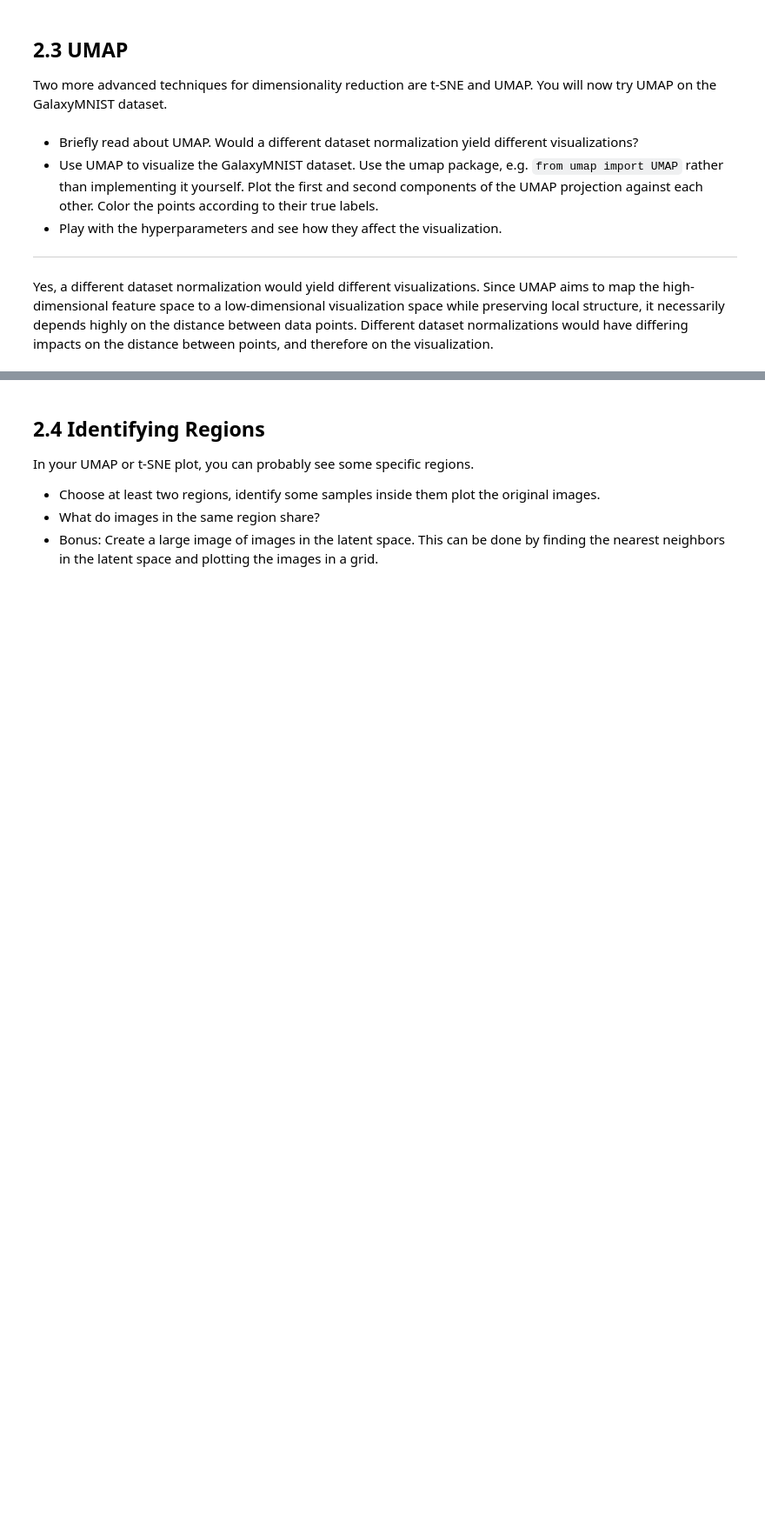
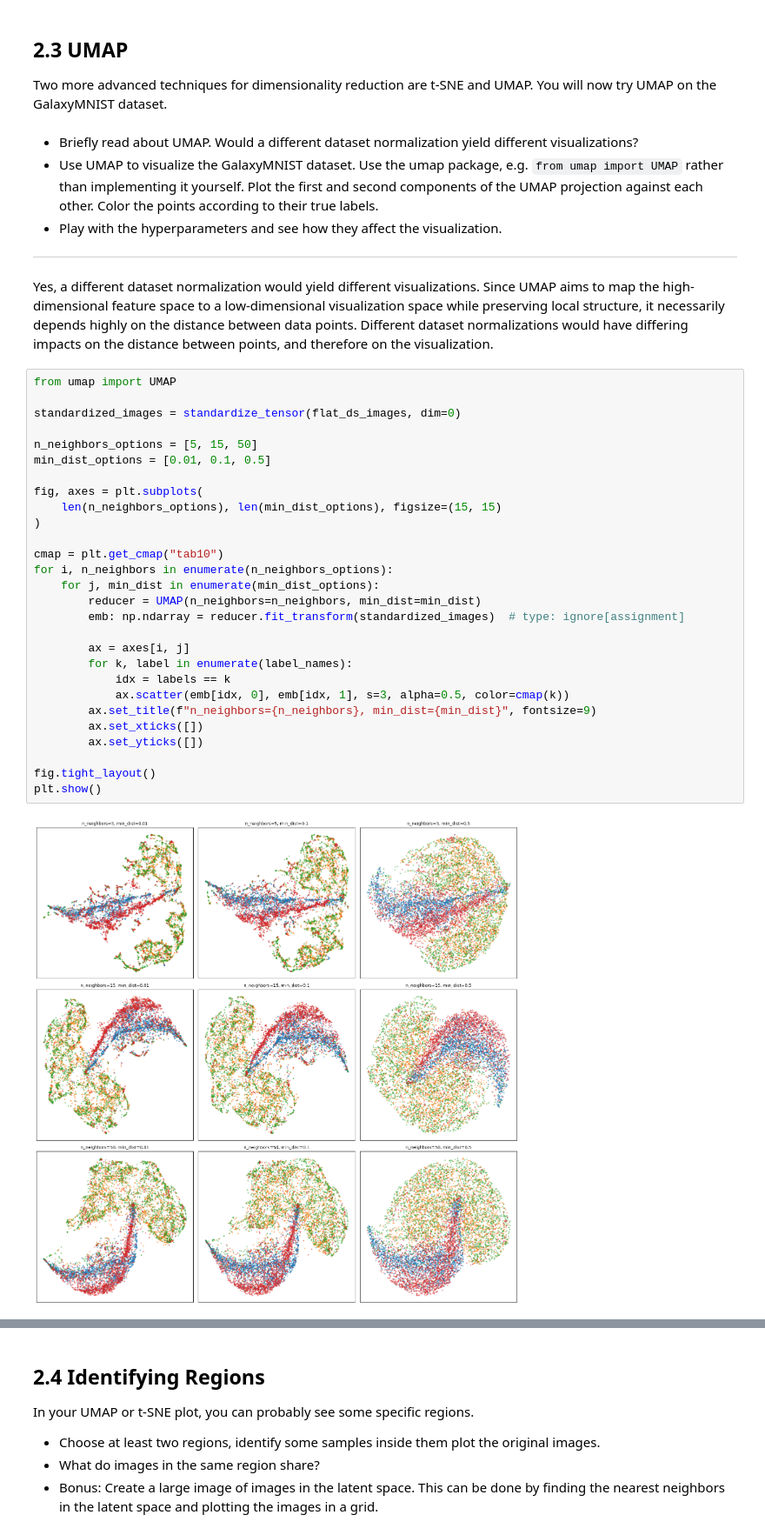
Before and after one commit to Just-Neptun/FP, a Jupyter notebook: S10 Machine Learning/ml_fp/part2.ipynb, the cells around one changed output, grey strips where cells are left out. Shown at 87% size. Saved outputs shown, nothing was run; the diff lists cells and outputs as text; blank space fills up the shorter version.

```diff
--- a/S10 Machine Learning/ml_fp/part2.ipynb
+++ b/S10 Machine Learning/ml_fp/part2.ipynb
@@ -341,3 +344,33 @@ Two more advanced techniques for dimensionality reduction are t-SNE and UMAP. Yo
 Yes, a different dataset normalization would yield different visualizations.
 Since UMAP aims to map the high-dimensional feature space to a low-dimensional visualization space while preserving local structure, it necessarily depends highly on the distance between data points.
 Different dataset normalizations would have differing impacts on the distance between points, and therefore on the visualization.
+# %%
+from umap import UMAP
+
+standardized_images = standardize_tensor(flat_ds_images, dim=0)
+
+n_neighbors_options = [5, 15, 50]
+min_dist_options = [0.01, 0.1, 0.5]
+
+fig, axes = plt.subplots(
+    len(n_neighbors_options), len(min_dist_options), figsize=(15, 15)
+)
+
+cmap = plt.get_cmap("tab10")
+for i, n_neighbors in enumerate(n_neighbors_options):
+    for j, min_dist in enumerate(min_dist_options):
+        reducer = UMAP(n_neighbors=n_neighbors, min_dist=min_dist)
+        emb: np.ndarray = reducer.fit_transform(standardized_images)  # type: ignore[assignment]
+
+        ax = axes[i, j]
+        for k, label in enumerate(label_names):
+            idx = labels == k
+            ax.scatter(emb[idx, 0], emb[idx, 1], s=3, alpha=0.5, color=cmap(k))
+        ax.set_title(f"n_neighbors={n_neighbors}, min_dist={min_dist}", fontsize=9)
+        ax.set_xticks([])
+        ax.set_yticks([])
+
+fig.tight_layout()
+plt.show()
+# %% [output]
+[figure, added]
```
Also changed, not shown: parts of 14 cells of this notebook.
